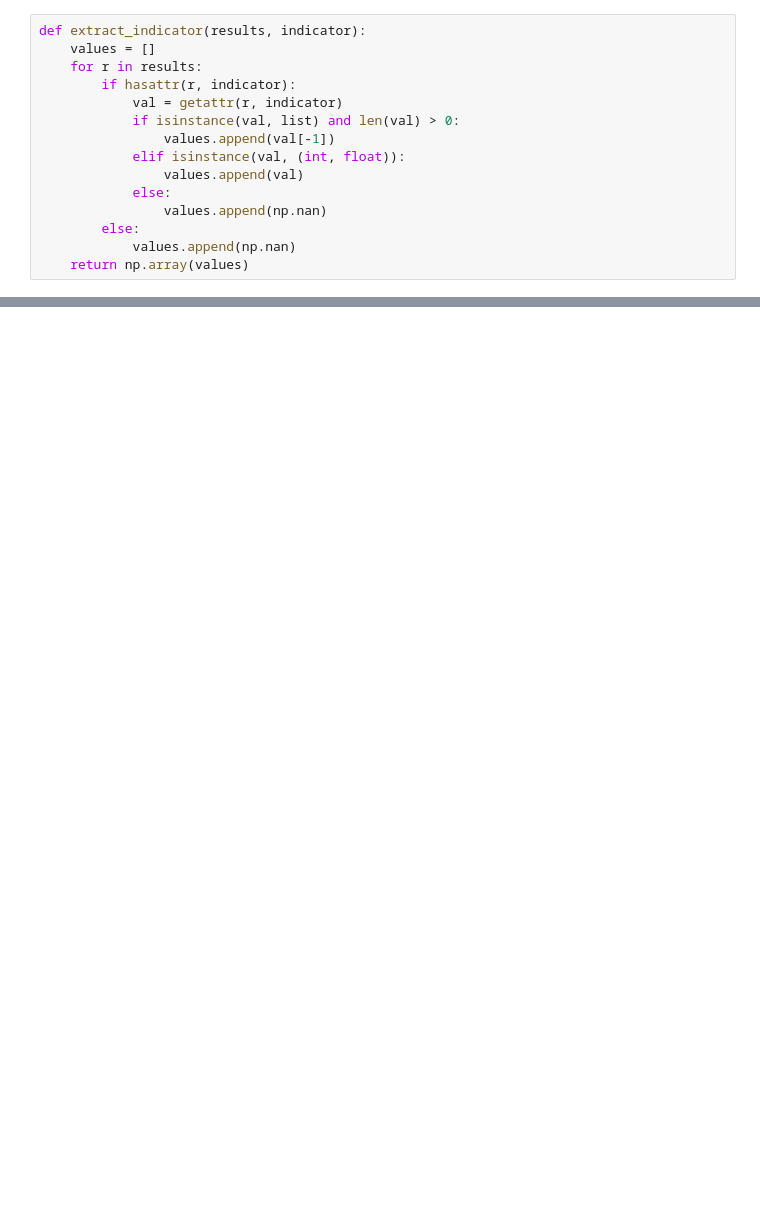
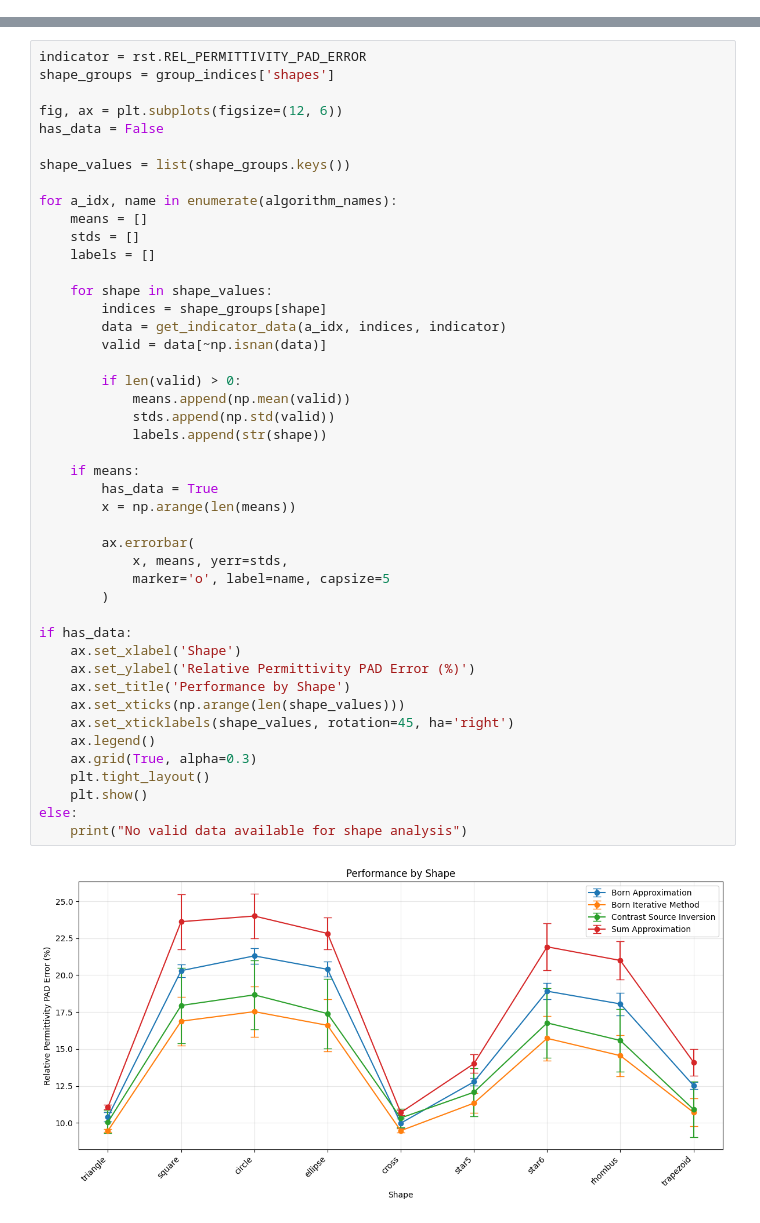
Before and after one commit to andre-batista/eispy2d, a Jupyter notebook: demo/example_benchmark_evaluate.ipynb, the cells around one changed output, grey strips where cells are left out. Saved outputs shown, nothing was run; the diff lists cells and outputs as text; blank space fills up the shorter version.

```diff
--- a/demo/example_benchmark_evaluate.ipynb
+++ b/demo/example_benchmark_evaluate.ipynb
@@ -476,15 +20,0 @@ Configuration metadata: 58
-# %%
-def extract_indicator(results, indicator):
-    values = []
-    for r in results:
-        if hasattr(r, indicator):
-            val = getattr(r, indicator)
-            if isinstance(val, list) and len(val) > 0:
-                values.append(val[-1])
-            elif isinstance(val, (int, float)):
-                values.append(val)
-            else:
-                values.append(np.nan)
-        else:
-            values.append(np.nan)
-    return np.array(values)
@@ -1032,0 +226,47 @@ plt.show()
+# %%
+indicator = rst.REL_PERMITTIVITY_PAD_ERROR
+shape_groups = group_indices['shapes']
+
+fig, ax = plt.subplots(figsize=(12, 6))
+has_data = False
+
+shape_values = list(shape_groups.keys())
+
+for a_idx, name in enumerate(algorithm_names):
+    means = []
+    stds = []
+    labels = []
+
+    for shape in shape_values:
+        indices = shape_groups[shape]
+        data = get_indicator_data(a_idx, indices, indicator)
+        valid = data[~np.isnan(data)]
+
+        if len(valid) > 0:
+            means.append(np.mean(valid))
+            stds.append(np.std(valid))
+            labels.append(str(shape))
+
+    if means:
+        has_data = True
+        x = np.arange(len(means))
+
+        ax.errorbar(
+            x, means, yerr=stds,
+            marker='o', label=name, capsize=5
+        )
+
+if has_data:
+    ax.set_xlabel('Shape')
+    ax.set_ylabel('Relative Permittivity PAD Error (%)')
+    ax.set_title('Performance by Shape')
+    ax.set_xticks(np.arange(len(shape_values)))
+    ax.set_xticklabels(shape_values, rotation=45, ha='right')
+    ax.legend()
+    ax.grid(True, alpha=0.3)
+    plt.tight_layout()
+    plt.show()
+else:
+    print("No valid data available for shape analysis")
+# %% [output]
+[figure, added]
```
Also changed, not shown: parts of 49 cells of this notebook, 3 other files.
